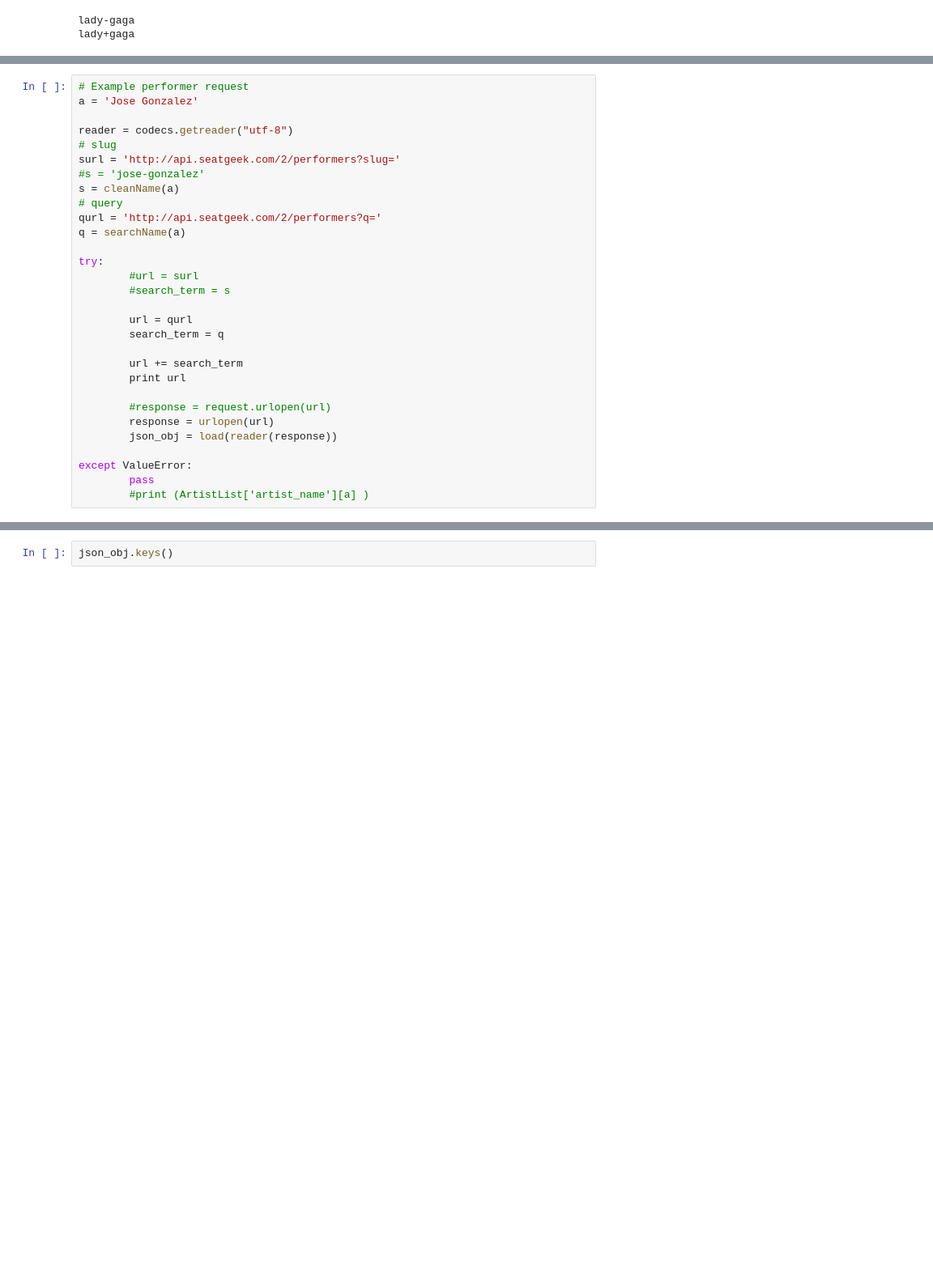
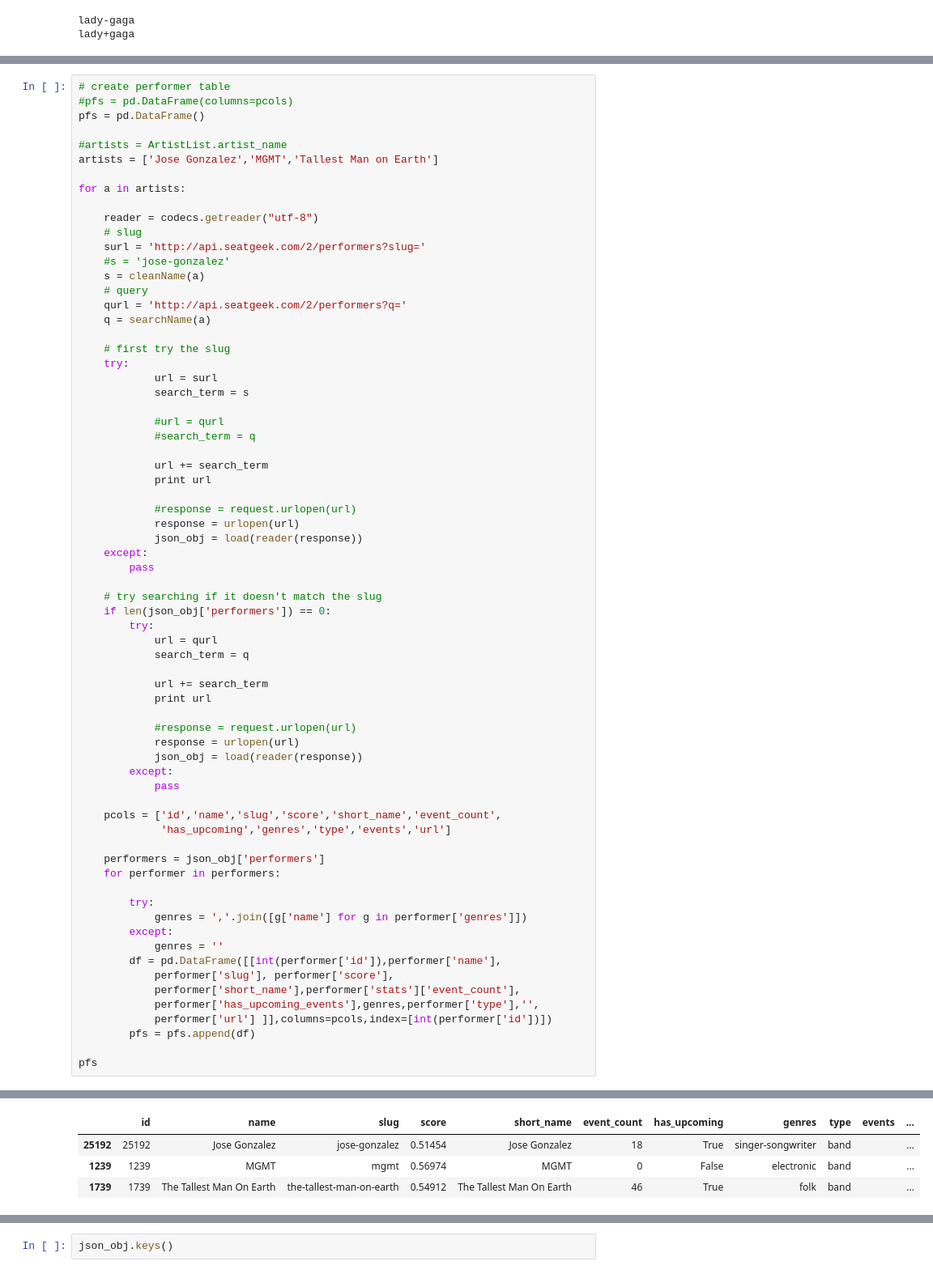
Before and after one commit to trxw/CDIPS_PandoraTeam, a Jupyter notebook: seatgeek_scraper.ipynb, the cells around one changed output, grey strips where cells are left out. Shown at 81% size. Saved outputs shown, nothing was run; the diff lists cells and outputs as text; blank space fills up the shorter version.

```diff
--- a/seatgeek_scraper.ipynb
+++ b/seatgeek_scraper.ipynb
@@ -103,31 +106,70 @@ ArtistList.head()
 # %%
-# Example performer request
-a = 'Jose Gonzalez'
+# create performer table
+#pfs = pd.DataFrame(columns=pcols)
+pfs = pd.DataFrame()
 
-reader = codecs.getreader("utf-8")
-# slug
-surl = 'http://api.seatgeek.com/2/performers?slug='
-#s = 'jose-gonzalez'
-s = cleanName(a)
-# query
-qurl = 'http://api.seatgeek.com/2/performers?q='
-q = searchName(a)
+#artists = ArtistList.artist_name
+artists = ['Jose Gonzalez','MGMT','Tallest Man on Earth']
 
-try:
-        #url = surl
-        #search_term = s
+for a in artists:
 
-        url = qurl
-        search_term = q
+    reader = codecs.getreader("utf-8")
+    # slug
+    surl = 'http://api.seatgeek.com/2/performers?slug='
+    #s = 'jose-gonzalez'
+    s = cleanName(a)
+    # query
+    qurl = 'http://api.seatgeek.com/2/performers?q='
+    q = searchName(a)
 
-        url += search_term
-        print url
+    # first try the slug
+    try:
+            url = surl
+            search_term = s
 
-        #response = request.urlopen(url)
-        response = urlopen(url)
-        json_obj = load(reader(response))
+            #url = qurl
+            #search_term = q
 
-except ValueError:
+            url += search_term
+            print url
+
+            #response = request.urlopen(url)
+            response = urlopen(url)
+            json_obj = load(reader(response))
+    except:
         pass
-        #print (ArtistList['artist_name'][a] )
+
+    # try searching if it doesn't match the slug
+    if len(json_obj['performers']) == 0:
+        try:
+            url = qurl
+            search_term = q
+
+            url += search_term
+            print url
+
+            #response = request.urlopen(url)
+            response = urlopen(url)
+            json_obj = load(reader(response))
+        except:
+            pass
+
+    pcols = ['id','name','slug','score','short_name','event_count',
+             'has_upcoming','genres','type','events','url']
+
+    performers = json_obj['performers']
+    for performer in performers:
+
+        try:
+            genres = ','.join([g['name'] for g in performer['genres']])
+        except:
+            genres = ''
+        df = pd.DataFrame([[int(performer['id']),performer['name'],
+            performer['slug'], performer['score'],
+            performer['short_name'],performer['stats']['event_count'],
+            performer['has_upcoming_events'],genres,performer['type'],'',
+            performer['url'] ]],columns=pcols,index=[int(performer['id'])])
+        pfs = pfs.append(df)
+
+pfs
 # %% [output]
@@ -134,0 +180,4 @@ http://api.seatgeek.com/2/performers?q=jose+gonzalez
+|  | id | name | slug | score | short_name | event_count | has_upcoming | genres | type | events | ... |
+| 25192 | 25192 | Jose Gonzalez | jose-gonzalez | 0.51454 | Jose Gonzalez | 18 | True | singer-songwriter | band |  | ... |
+| 1239 | 1239 | MGMT | mgmt | 0.56974 | MGMT | 0 | False | electronic | band |  | ... |
+| 1739 | 1739 | The Tallest Man On Earth | the-tallest-man-on-earth | 0.54912 | The Tallest Man On Earth | 46 | True | folk | band |  | ... |
```
Also changed, not shown: parts of 22 cells of this notebook, 3 other files.
